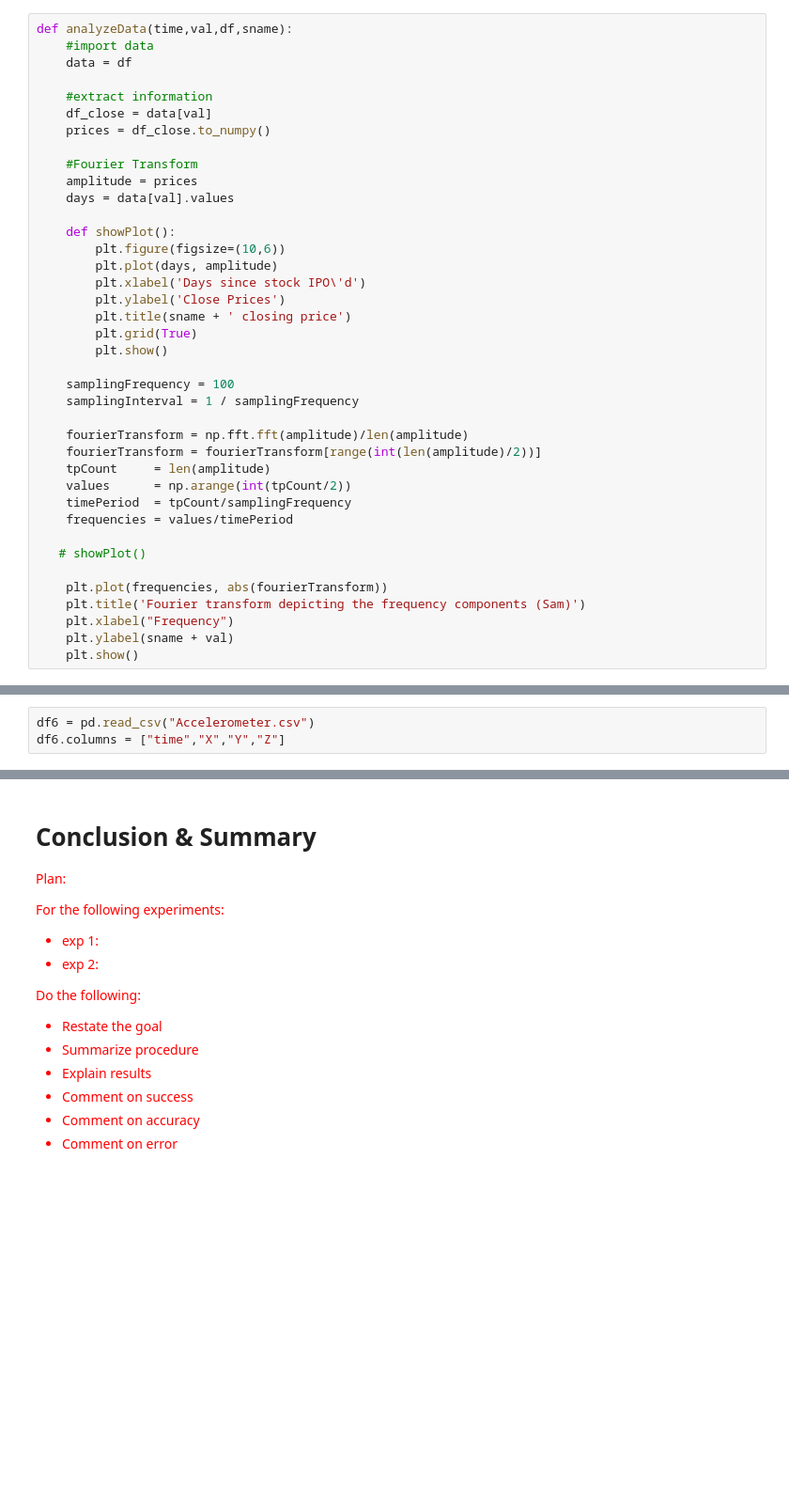
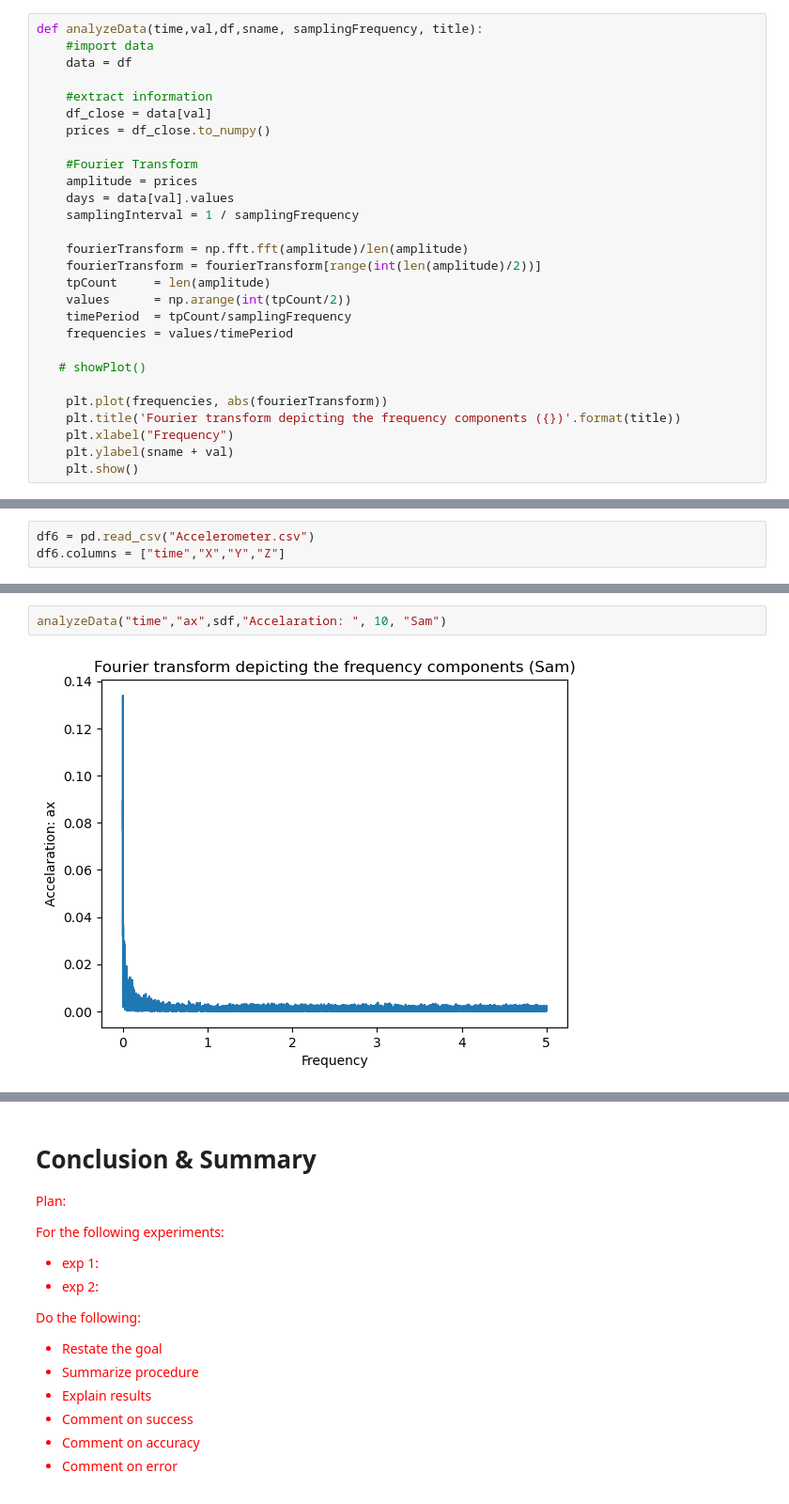
Before and after one commit to shanto268/mobile_sensor_project, a Jupyter notebook: Project2.ipynb, the cells around one changed output, grey strips where cells are left out. Shown at 94% size. Saved outputs shown, nothing was run; the diff lists cells and outputs as text; blank space fills up the shorter version.

```diff
--- a/Project2.ipynb
+++ b/Project2.ipynb
@@ -458,7 +458,7 @@ Plan:
 - explain test
 </span>
 # %%
-def analyzeData(time,val,df,sname):
+def analyzeData(time,val,df,sname, samplingFrequency, title):
     #import data
     data = df
 
@@ -469,17 +469,6 @@ def analyzeData(time,val,df,sname):
     #Fourier Transform
     amplitude = prices
     days = data[val].values
-
-    def showPlot():
-        plt.figure(figsize=(10,6))
-        plt.plot(days, amplitude)
-        plt.xlabel('Days since stock IPO\'d')
-        plt.ylabel('Close Prices')
-        plt.title(sname + ' closing price')
-        plt.grid(True)
-        plt.show()
-
-    samplingFrequency = 100
     samplingInterval = 1 / samplingFrequency
 
     fourierTransform = np.fft.fft(amplitude)/len(amplitude)
@@ -492,7 +481,7 @@ def analyzeData(time,val,df,sname):
    # showPlot()
 
     plt.plot(frequencies, abs(fourierTransform))
-    plt.title('Fourier transform depicting the frequency components (Sam)')
+    plt.title('Fourier transform depicting the frequency components ({})'.format(title))
     plt.xlabel("Frequency")
     plt.ylabel(sname + val)
     plt.show()
@@ -522,0 +545,4 @@ Plan:
+# %%
+analyzeData("time","ax",sdf,"Accelaration: ", 10, "Sam")
+# %% [output]
+[figure, added]
```
Also changed, not shown: parts of 16 cells of this notebook, 16 other files.
